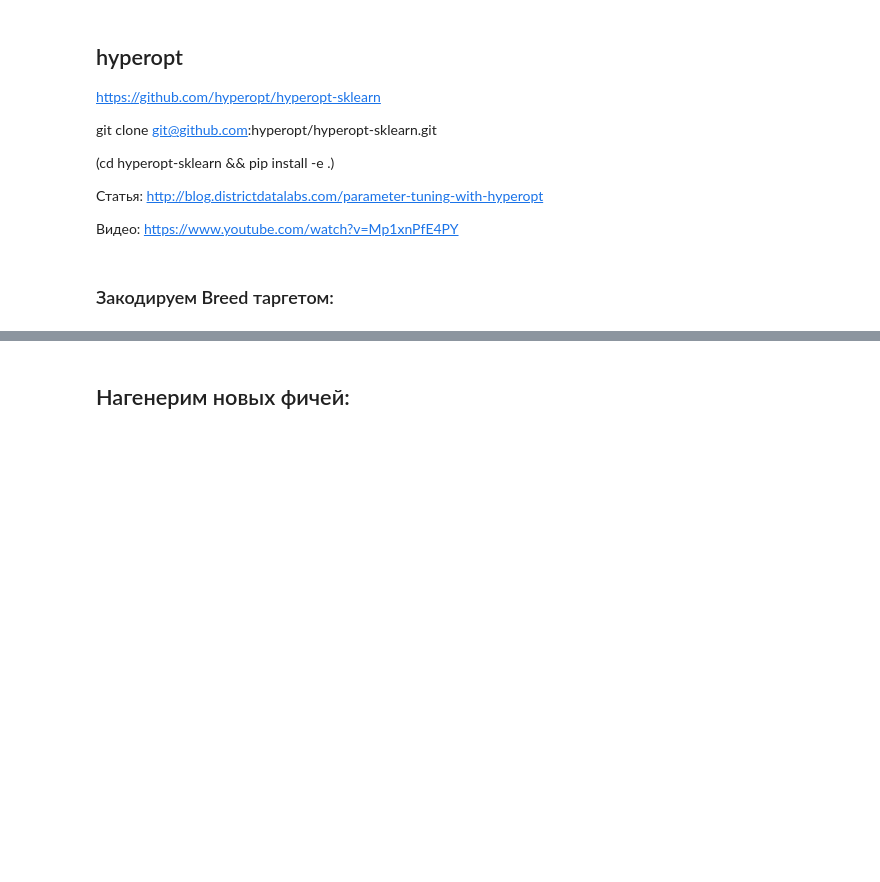
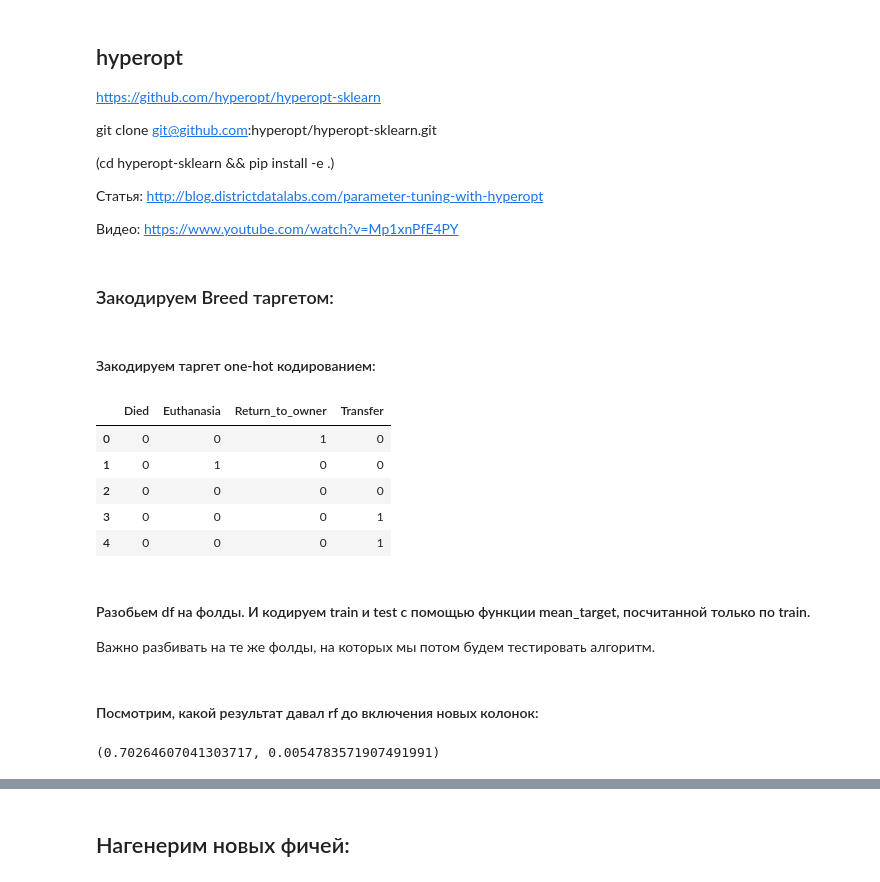
Before and after one commit to SlinkoIgor/express_ml, a Jupyter notebook: shelter_animals/shelter_animals_solution2.ipynb, the cells around one changed output, grey strips where cells are left out. Saved outputs shown, nothing was run; the diff lists cells and outputs as text; code cells hidden in the pictures; blank space fills up the shorter version.

```diff
--- a/shelter_animals/shelter_animals_solution2.ipynb
+++ b/shelter_animals/shelter_animals_solution2.ipynb
@@ -387,5 +387,3 @@ def mean_target(df, feature_name, target_name, C=None):
 
     global_mean = df[target_name].mean()
     return df.groupby(feature_name)[target_name].transform(group_mean)
-# %%
-df['Return_to_owner'] = df['OutcomeType'] == 'Return_to_owner'
@@ -393,0 +390,12 @@ df['Return_to_owner'] = df['OutcomeType'] == 'Return_to_owner'
+# %% [markdown]
+#### Закодируем таргет one-hot кодированием:
+# %%
+dummies_target = pd.get_dummies(df['OutcomeType'], drop_first=True)
+dummies_target.head()
+# %% [output]
+|  | Died | Euthanasia | Return_to_owner | Transfer |
+| 0 | 0 | 0 | 1 | 0 |
+| 1 | 0 | 1 | 0 | 0 |
+| 2 | 0 | 0 | 0 | 0 |
+| 3 | 0 | 0 | 0 | 1 |
+| 4 | 0 | 0 | 0 | 1 |
@@ -393,0 +404,3 @@ df['Return_to_owner'] = df['OutcomeType'] == 'Return_to_owner'
+# %% [markdown]
+#### Разобьем df на фолды. И кодируем train и test с помощью функции mean_target, посчитанной только по train.
+Важно разбивать на те же фолды, на которых мы потом будем тестировать алгоритм.
@@ -393,0 +414,8 @@ df['Return_to_owner'] = df['OutcomeType'] == 'Return_to_owner'
+# %% [markdown]
+#### Посмотрим, какой результат давал rf до включения новых колонок:
+# %%
+rf = randomize_search.best_estimator_
+score_result = cross_val_score(rf, df_clean, df['OutcomeType'], cv=kfold)
+score_result.mean(), score_result.std()
+# %% [output]
+(0.70264607041303717, 0.0054783571907491991)
```
Also changed, not shown: parts of 28 cells of this notebook.
